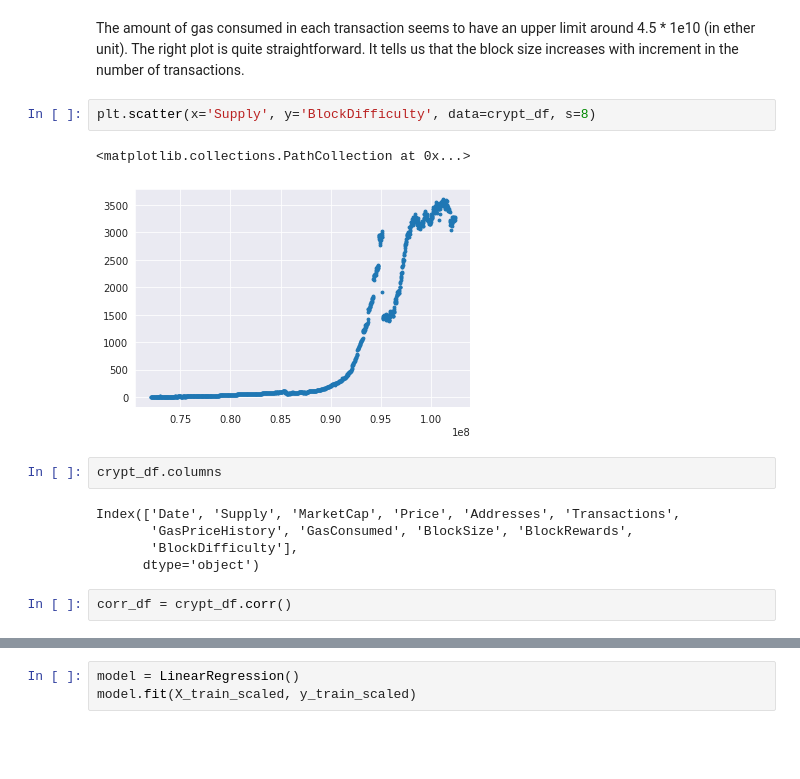
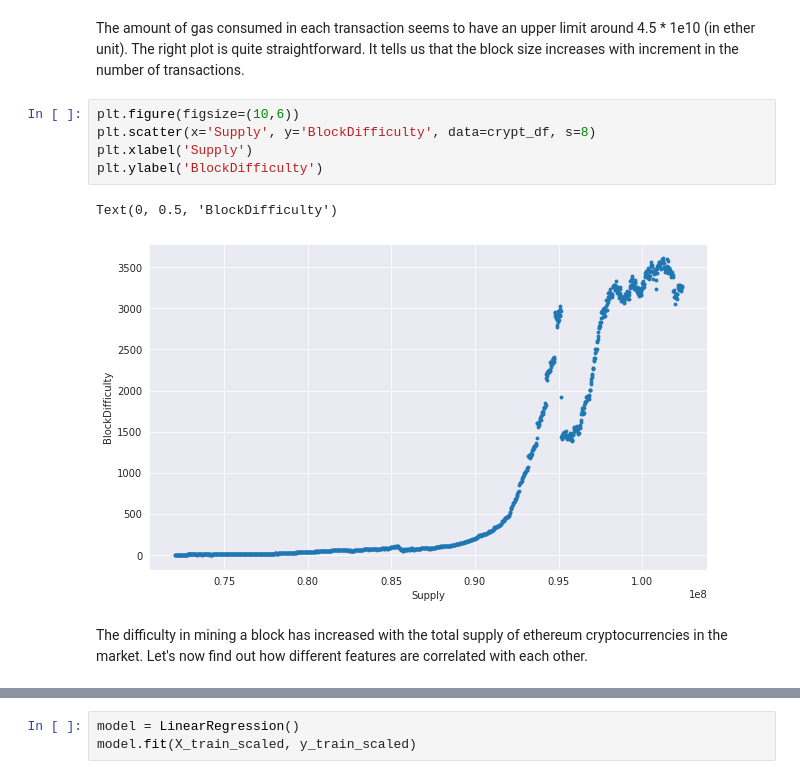
Before and after one commit to nabanitarimpi/Ethereum-data-analysis, a Jupyter notebook: crypto_curr.ipynb, the cells around one changed output, grey strips where cells are left out. Drawn from its saved outputs; the diff is of its cells as text; blank space fills up the shorter version.

```diff
--- a/crypto_curr.ipynb
+++ b/crypto_curr.ipynb
@@ -202,17 +211,13 @@ sns.scatterplot(x='Transactions', y='BlockSize', data=crypt_df, ax=ax[1])
 # %% [markdown]
 The amount of gas consumed in each transaction seems to have an upper limit around 4.5 * 1e10 (in ether unit). The right plot is quite straightforward. It tells us that the block size increases with increment in the number of transactions.
 # %%
+plt.figure(figsize=(10,6))
 plt.scatter(x='Supply', y='BlockDifficulty', data=crypt_df, s=8)
+plt.xlabel('Supply')
+plt.ylabel('BlockDifficulty')
 # %% [output]
-<matplotlib.collections.PathCollection at 0x...>
+Text(0, 0.5, 'BlockDifficulty')
-[figure, old version]
+[figure, new version]
-# %%
-crypt_df.columns
-# %% [output]
-Index(['Date', 'Supply', 'MarketCap', 'Price', 'Addresses', 'Transactions',
-       'GasPriceHistory', 'GasConsumed', 'BlockSize', 'BlockRewards',
-       'BlockDifficulty'],
-      dtype='object')
-# %%
-corr_df = crypt_df.corr()
+# %% [markdown]
+The difficulty in mining a block has increased with the total supply of ethereum cryptocurrencies in the market. Let's now find out how different features are correlated with each other.
 # %%
```
Also changed, not shown: parts of 37 cells of this notebook.
